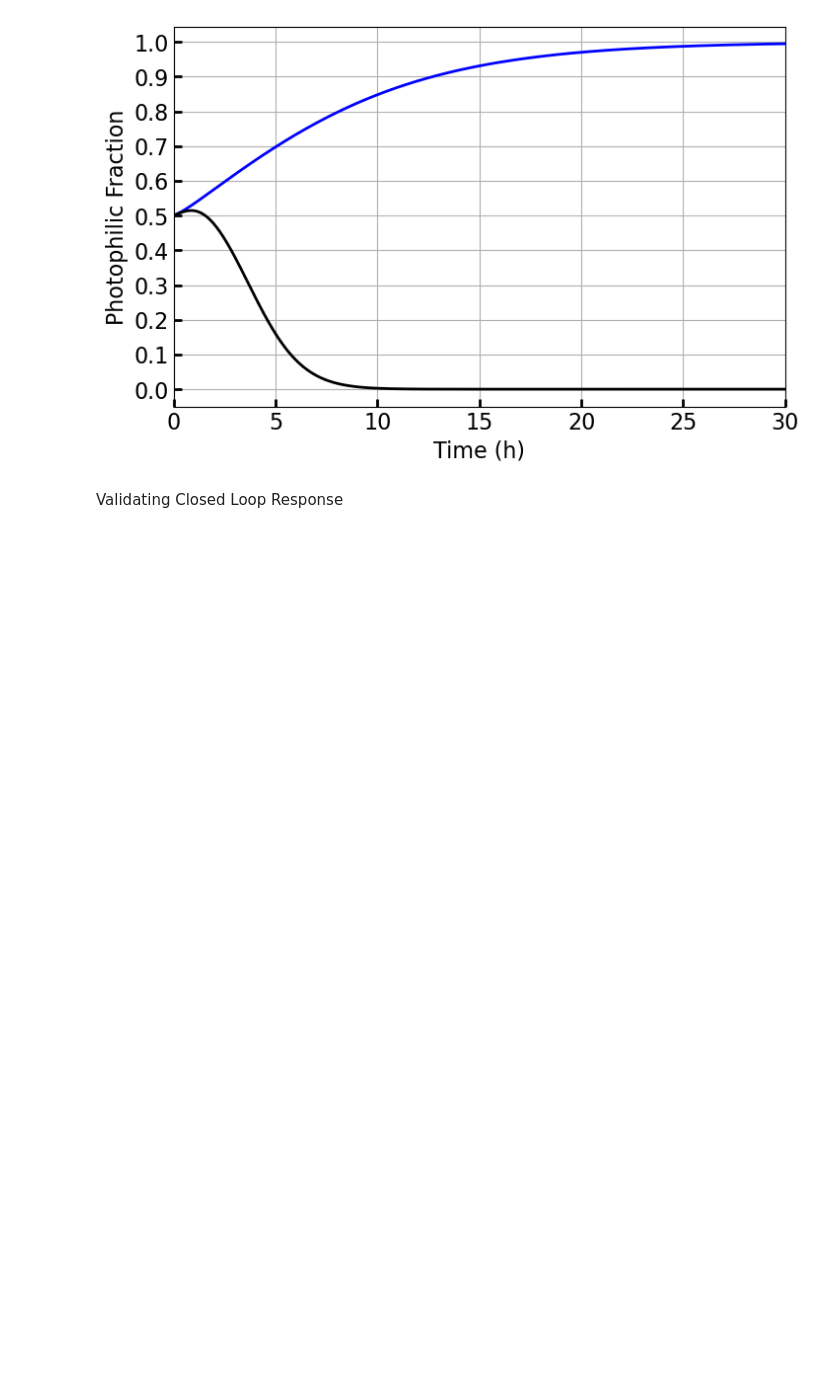
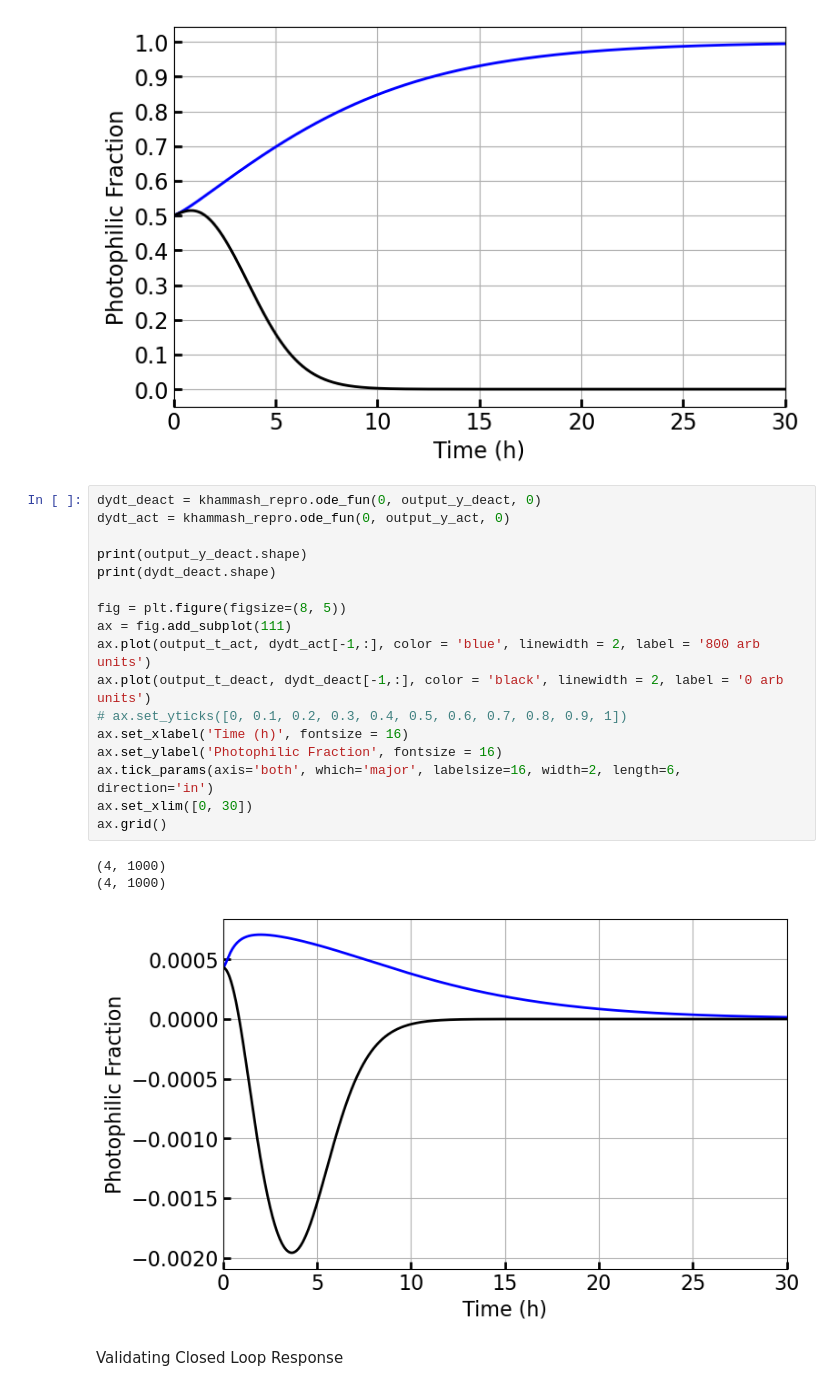
Before and after one commit to saurabhmalani1994/controlledLearning, a Jupyter notebook: dataviz.ipynb, the cells around one changed output. Cells and saved outputs as stored; diff of their text form; blank space fills up the shorter version.

```diff
--- a/dataviz.ipynb
+++ b/dataviz.ipynb
@@ -29,6 +29,27 @@ ax.set_xlim([0, 30])
 ax.grid()
 # %% [output]
 [figure]
+# %%
+dydt_deact = khammash_repro.ode_fun(0, output_y_deact, 0)
+dydt_act = khammash_repro.ode_fun(0, output_y_act, 0)
+
+print(output_y_deact.shape)
+print(dydt_deact.shape)
+
+fig = plt.figure(figsize=(8, 5))
+ax = fig.add_subplot(111)
+ax.plot(output_t_act, dydt_act[-1,:], color = 'blue', linewidth = 2, label = '800 arb units')
+ax.plot(output_t_deact, dydt_deact[-1,:], color = 'black', linewidth = 2, label = '0 arb units')
+# ax.set_yticks([0, 0.1, 0.2, 0.3, 0.4, 0.5, 0.6, 0.7, 0.8, 0.9, 1])
+ax.set_xlabel('Time (h)', fontsize = 16)
+ax.set_ylabel('Photophilic Fraction', fontsize = 16)
+ax.tick_params(axis='both', which='major', labelsize=16, width=2, length=6, direction='in')
+ax.set_xlim([0, 30])
+ax.grid()
+# %% [output]
+(4, 1000)
+(4, 1000)
+[figure, added]
 # %% [markdown]
 Validating Closed Loop Response
 # %%
```
Also changed, not shown: 5 other files.
